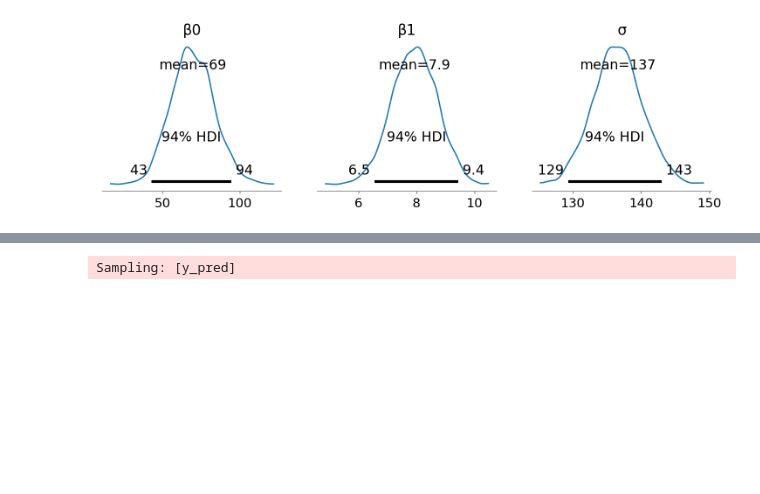
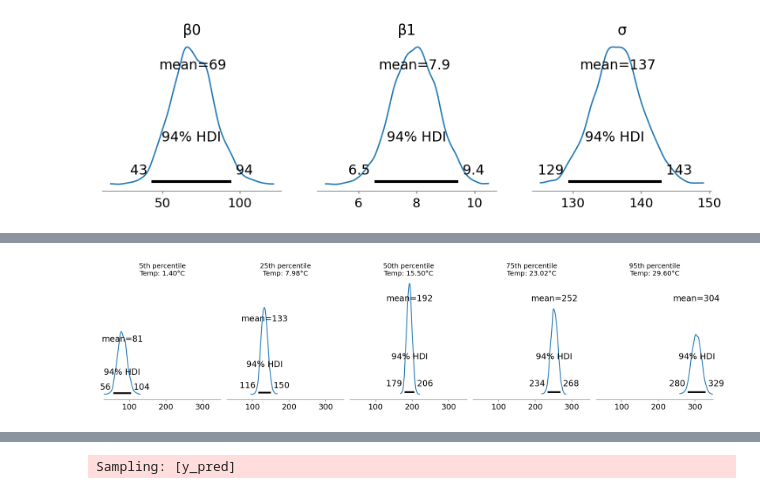
Before and after one commit to opherdonchin/StatisticalComputationAndAnalysis, a Jupyter notebook: Notebooks/Lecture06_LinearModels.ipynb, the cells around one changed output, grey strips where cells are left out. Saved outputs shown, nothing was run; the diff lists cells and outputs as text; code cells hidden in the pictures; blank space fills up the shorter version.

Commit message:
Posterior predictive

```diff
--- a/Notebooks/Lecture06_LinearModels.ipynb
+++ b/Notebooks/Lecture06_LinearModels.ipynb
@@ -49,0 +55,32 @@ array([<Axes: title={'center': 'β0'}>, <Axes: title={'center': 'β1'}>,
+# %%
+# Define percentiles to calculate
+percentiles = [5, 25, 50, 75, 95]
+
+# Initialize list to store indexes
+percentile_idxs = []
+
+# Create figure with subplots
+fig, axes = plt.subplots(1, len(percentiles), figsize=(16, 4), sharey=True)
+
+# Calculate percentile indices
+for i,p in enumerate(percentiles):
+    # Calculate the percentile value
+    p_value = np.percentile(bikes.temperature, p)
+
+    # Find index where temperature is closest to this value
+    idx = np.abs(bikes.temperature - p_value).argmin()
+
+    # Store this index
+    percentile_idxs.append(idx)
+    mu_posterior = idata_lb.posterior["μ"].sel(data=idx)
+
+    temp_value = bikes.temperature.iloc[idx]
+
+    # Plot the posterior distribution
+    az.plot_posterior(mu_posterior, ax=axes[i], point_estimate="mean")
+    axes[i].set_title(f"{p}th percentile\nTemp: {temp_value:.2f}°C")
+    axes[i].set_xlim(30, 350)
+
+plt.tight_layout()
+# %% [output]
+[figure, added]
```
Also changed, not shown: parts of 8 cells of this notebook, 1 other file.
